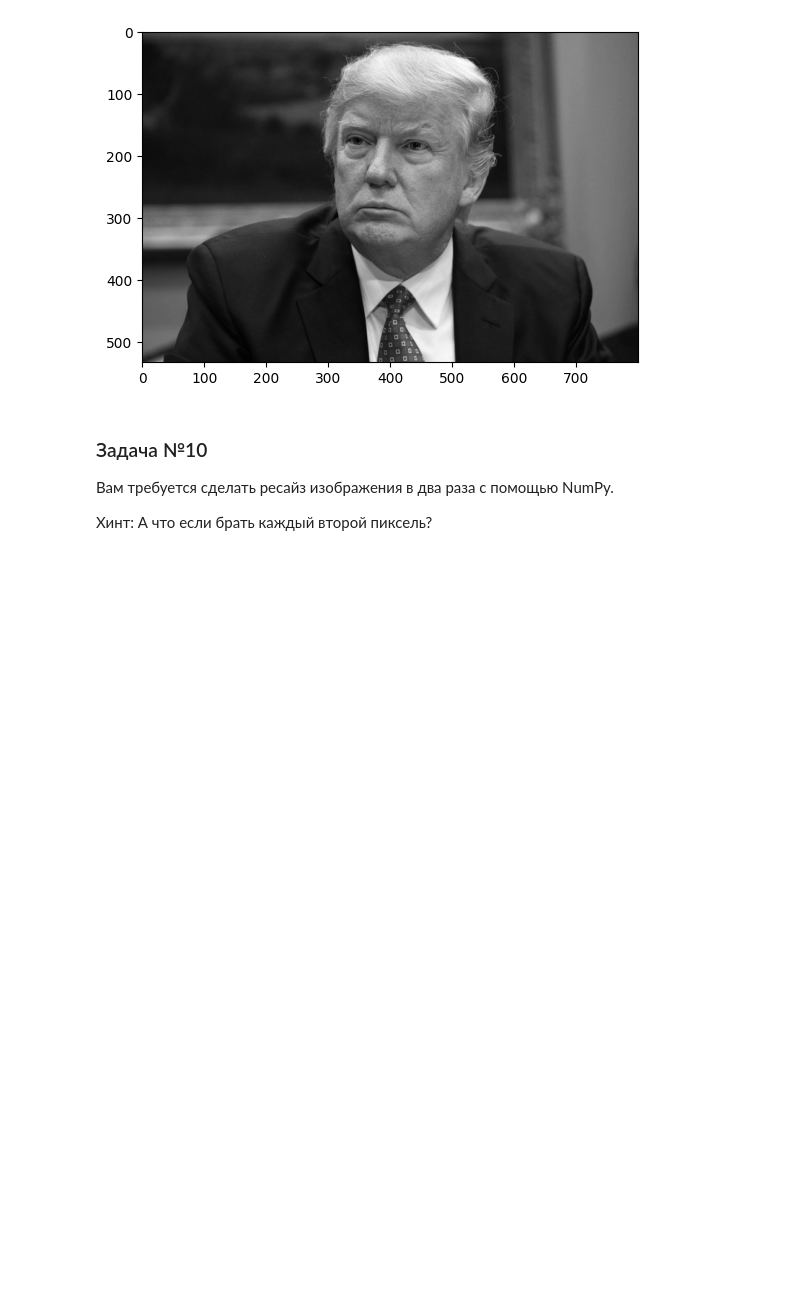
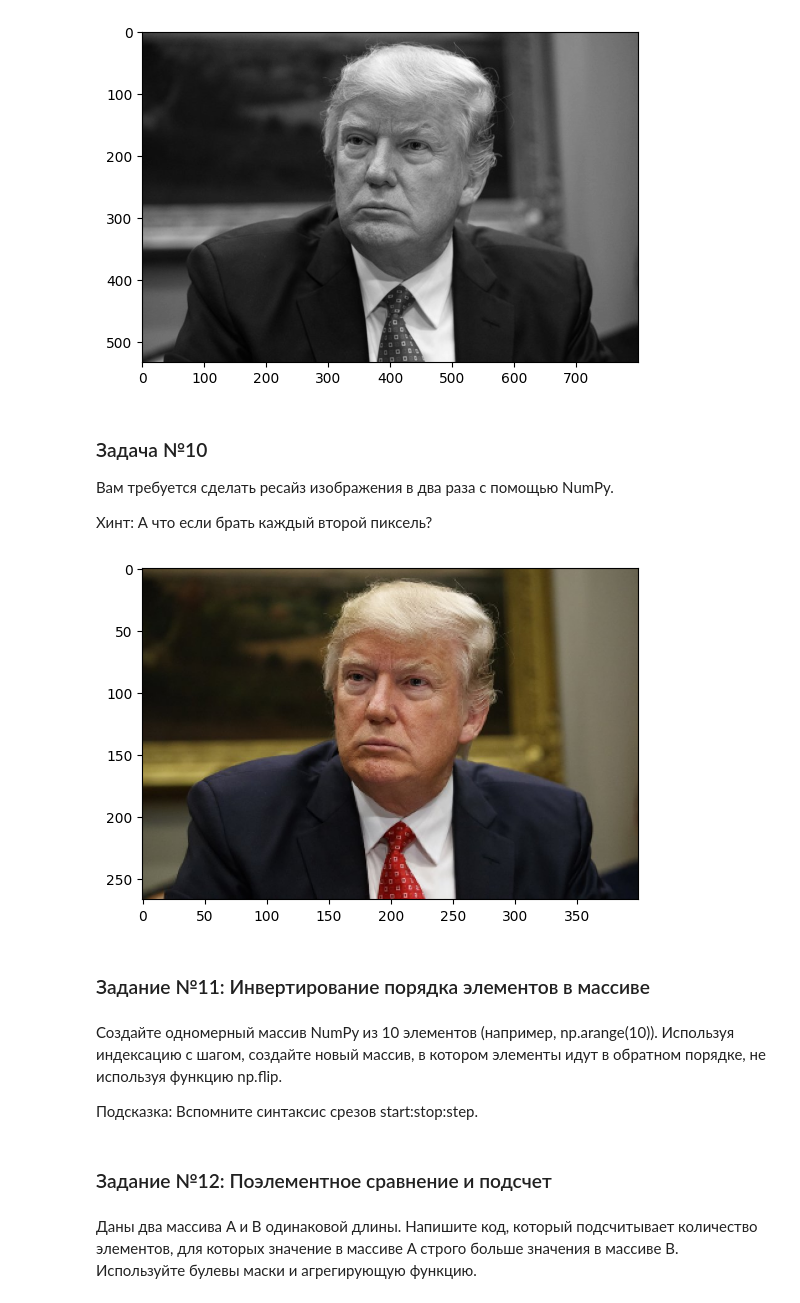
Before and after one commit to GffGreat/PythonAdvSmolGU, a Jupyter notebook: Clean_Seminar_02.ipynb, the cells around one changed output. Saved outputs shown, nothing was run; the diff lists cells and outputs as text; code cells hidden in the pictures; blank space fills up the shorter version.

```diff
--- a/Clean_Seminar_02.ipynb
+++ b/Clean_Seminar_02.ipynb
@@ -288,3 +288,17 @@ plt.show()
 
 Хинт:
 А что если брать каждый второй пиксель?
+# %%
+resised_image = # Your code:
+assert resised_image.shape == (267, 400, 3)
+# %%
+plt.imshow(resised_image)
+plt.show()
+# %% [output]
+[figure, added]
+# %% [markdown]
+### Задание №11: Инвертирование порядка элементов в массиве
+# %% [markdown]
+Создайте одномерный массив NumPy из 10 элементов (например, np.arange(10)). Используя индексацию с шагом, создайте новый массив, в котором элементы идут в обратном порядке, не используя функцию np.flip.
+
+Подсказка: Вспомните синтаксис срезов start:stop:step.
@@ -290,0 +317,4 @@ plt.show()
+# %% [markdown]
+### Задание №12: Поэлементное сравнение и подсчет
+# %% [markdown]
+Даны два массива A и B одинаковой длины. Напишите код, который подсчитывает количество элементов, для которых значение в массиве A строго больше значения в массиве B. Используйте булевы маски и агрегирующую функцию.
```
Also changed, not shown: parts of 5 cells of this notebook.
